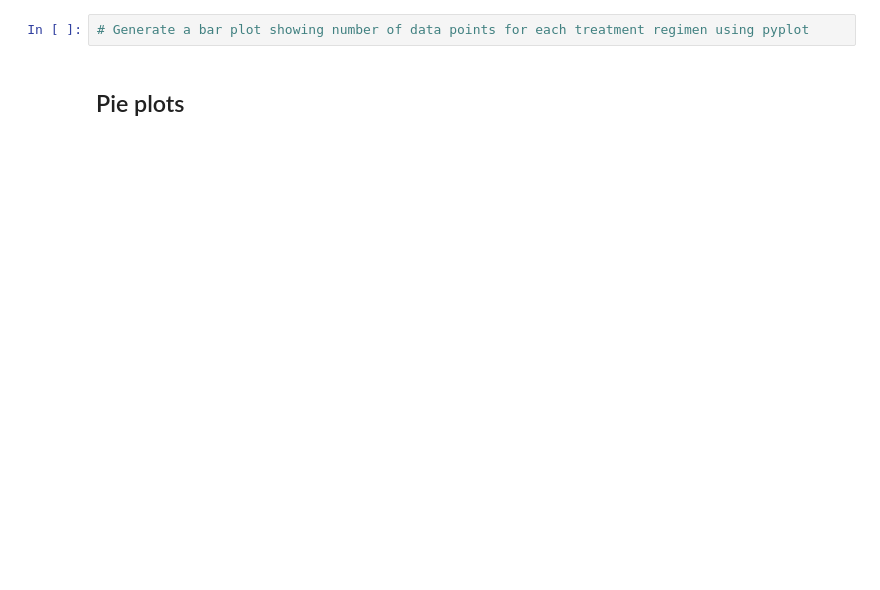
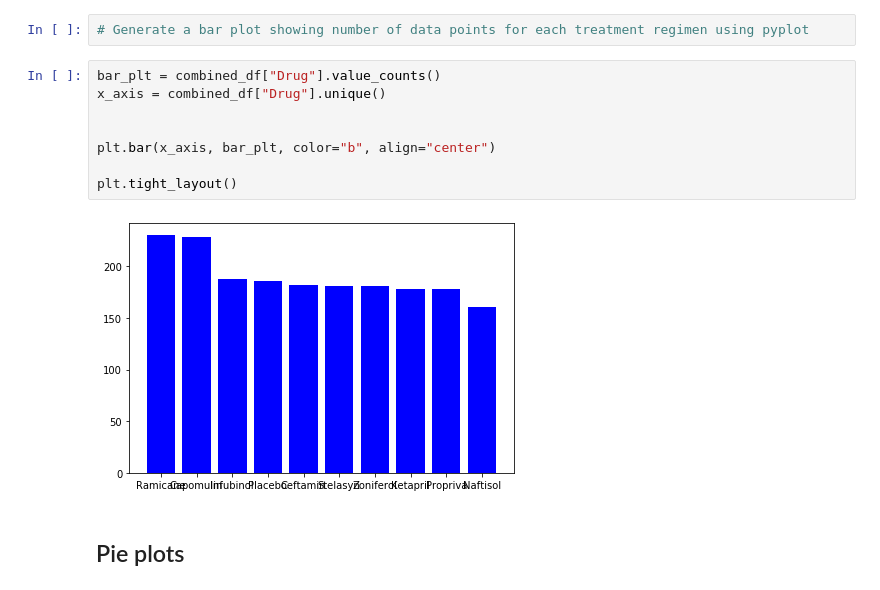
Before and after one commit to momado350/matplotlib_challenge, a Jupyter notebook: pymaceuticals_starter.ipynb, the cells around one changed output. Cells and saved outputs as stored; diff of their text form; blank space fills up the shorter version.

```diff
--- a/pymaceuticals_starter.ipynb
+++ b/pymaceuticals_starter.ipynb
@@ -140,5 +96,15 @@ AttributeError: 'SeriesGroupBy' object has no attribute 'Drug'
 # %%
 # Generate a bar plot showing number of data points for each treatment regimen using pyplot
+# %%
+bar_plt = combined_df["Drug"].value_counts()
+x_axis = combined_df["Drug"].unique()
+
+
+plt.bar(x_axis, bar_plt, color="b", align="center")
+
+plt.tight_layout()
+# %% [output]
+[figure, added]
 # %% [markdown]
 ## Pie plots
 # %%
```
Also changed, not shown: parts of 11 cells of this notebook.
